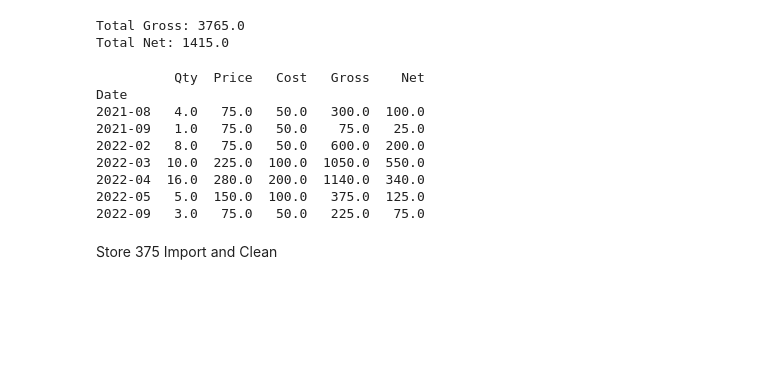
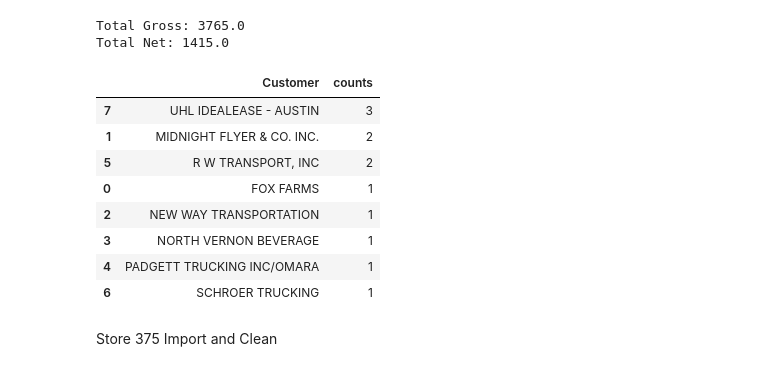
Before and after one commit to dmorton714/vis, a Jupyter notebook: import_ready.ipynb, the cells around one changed output. Saved outputs shown, nothing was run; the diff lists cells and outputs as text; code cells hidden in the pictures; blank space fills up the shorter version.

```diff
--- a/import_ready.ipynb
+++ b/import_ready.ipynb
@@ -217,6 +215,7 @@ df3 = df3[df3.Customer != "Beginning Balance"]
 df3 = df3[df3.Customer != 'Net Activity']
 df3 = df3[df3.Customer != 'Ending Balance']
 df3 = df3[df3.Customer != 'VOID']
+df3 = df3[df3.Customer != "TRANSFERS TO #376 L'VILLE"]
 df3 = df3.dropna(how="all")
 
 Gross = df3.Qty * df3.Price
@@ -253,20 +252,25 @@ print('Total Net:',(Total_net))
 [figure]
 Total Gross: 3765.0
 Total Net: 1415.0
+# %%
+by_cust =(df3['Customer']).value_counts().sort_index()
+df3_customer = by_cust.rename_axis('Customer').reset_index(name='counts')
+df3_customer.sort_values(by=['counts'], ascending=False, inplace=True)
+df3_customer
+# %% [output]
+|  | Customer | counts |
+| 7 | UHL IDEALEASE - AUSTIN | 3 |
+| 1 | MIDNIGHT FLYER & CO. INC. | 2 |
+| 5 | R W TRANSPORT, INC | 2 |
+| 0 | FOX FARMS | 1 |
+| 2 | NEW WAY TRANSPORTATION | 1 |
+| 3 | NORTH VERNON BEVERAGE | 1 |
+| 4 | PADGETT TRUCKING INC/OMARA | 1 |
+| 6 | SCHROER TRUCKING | 1 |
 # %%
-df3['Date'] = pd.to_datetime(df3['Date'], format='%y%m%d')
-df3 = df3.groupby(df3['Date'].dt.to_period('m')).sum()
-print(df3)
+# df3['Date'] = pd.to_datetime(df3['Date'], format='%y%m%d')
+# df3 = df3.groupby(df3['Date'].dt.to_period('m')).sum()
+# print(df3)
-# %% [output]
-          Qty  Price   Cost   Gross    Net
-Date
-2021-08   4.0   75.0   50.0   300.0  100.0
-2021-09   1.0   75.0   50.0    75.0   25.0
-2022-02   8.0   75.0   50.0   600.0  200.0
-2022-03  10.0  225.0  100.0  1050.0  550.0
-2022-04  16.0  280.0  200.0  1140.0  340.0
-2022-05   5.0  150.0  100.0   375.0  125.0
-2022-09   3.0   75.0   50.0   225.0   75.0
 # %% [markdown]
 Store 375 Import and Clean
 # %%
```
Also changed, not shown: parts of 18 cells of this notebook, 1 other file.
